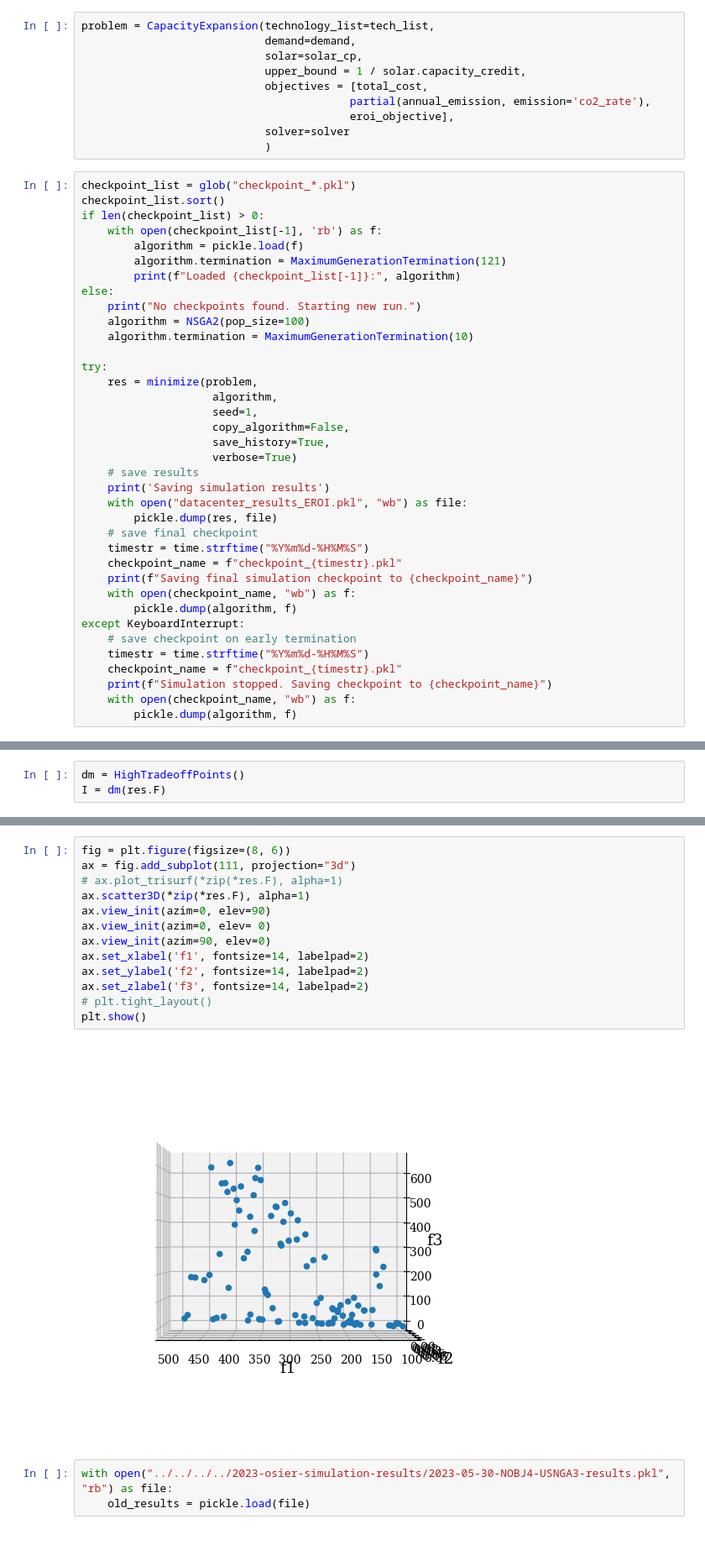
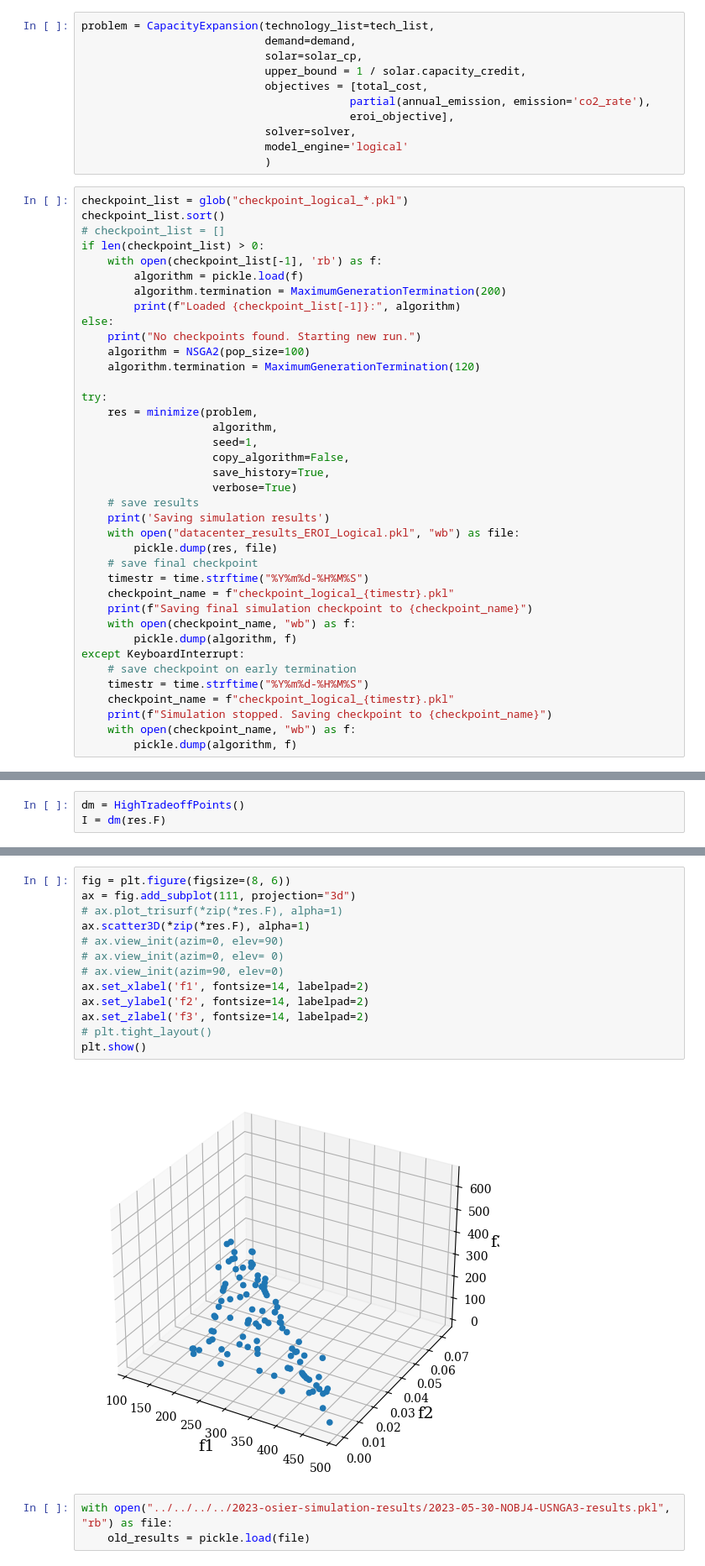
Before and after one commit to arfc/2025-dotson-dissertation, a Jupyter notebook: analysis/scripts/05-examples-scripts/datacenter_example.ipynb, the cells around one changed output, grey strips where cells are left out. Shown at 84% size. Cells and saved outputs as stored; diff of their text form; blank space fills up the shorter version.

Commit message:
changes the dispatch algorithm from  to  for datacenter example

```diff
--- a/analysis/scripts/05-examples-scripts/datacenter_example.ipynb
+++ b/analysis/scripts/05-examples-scripts/datacenter_example.ipynb
@@ -182,20 +182,22 @@ problem = CapacityExpansion(technology_list=tech_list,
                             objectives = [total_cost,
                                          partial(annual_emission, emission='co2_rate'),
                                          eroi_objective],
-                            solver=solver
+                            solver=solver,
+                            model_engine='logical'
                             )
 # %%
-checkpoint_list = glob("checkpoint_*.pkl")
+checkpoint_list = glob("checkpoint_logical_*.pkl")
 checkpoint_list.sort()
+# checkpoint_list = []
 if len(checkpoint_list) > 0:
     with open(checkpoint_list[-1], 'rb') as f:
         algorithm = pickle.load(f)
-        algorithm.termination = MaximumGenerationTermination(121)
+        algorithm.termination = MaximumGenerationTermination(200)
         print(f"Loaded {checkpoint_list[-1]}:", algorithm)
 else:
     print("No checkpoints found. Starting new run.")
     algorithm = NSGA2(pop_size=100)
-    algorithm.termination = MaximumGenerationTermination(10)
+    algorithm.termination = MaximumGenerationTermination(120)
 
 try:
     res = minimize(problem,
@@ -206,18 +208,18 @@ try:
                     verbose=True)
     # save results
     print('Saving simulation results')
-    with open("datacenter_results_EROI.pkl", "wb") as file:
+    with open("datacenter_results_EROI_Logical.pkl", "wb") as file:
         pickle.dump(res, file)
     # save final checkpoint
     timestr = time.strftime("%Y%m%d-%H%M%S")
-    checkpoint_name = f"checkpoint_{timestr}.pkl"
+    checkpoint_name = f"checkpoint_logical_{timestr}.pkl"
     print(f"Saving final simulation checkpoint to {checkpoint_name}")
     with open(checkpoint_name, "wb") as f:
         pickle.dump(algorithm, f)
 except KeyboardInterrupt:
     # save checkpoint on early termination
     timestr = time.strftime("%Y%m%d-%H%M%S")
-    checkpoint_name = f"checkpoint_{timestr}.pkl"
+    checkpoint_name = f"checkpoint_logical_{timestr}.pkl"
     print(f"Simulation stopped. Saving checkpoint to {checkpoint_name}")
     with open(checkpoint_name, "wb") as f:
         pickle.dump(algorithm, f)
@@ -627,18 +654,18 @@ technology_dataframe(tech_list, cast_to_string=True).T.reset_index()#.loc[[13,14
 # %%
 fig = plt.figure(figsize=(8, 6))
 ax = fig.add_subplot(111, projection="3d")
 # ax.plot_trisurf(*zip(*res.F), alpha=1)
 ax.scatter3D(*zip(*res.F), alpha=1)
-ax.view_init(azim=0, elev=90)
-ax.view_init(azim=0, elev= 0)
-ax.view_init(azim=90, elev=0)
+# ax.view_init(azim=0, elev=90)
+# ax.view_init(azim=0, elev= 0)
+# ax.view_init(azim=90, elev=0)
 ax.set_xlabel('f1', fontsize=14, labelpad=2)
 ax.set_ylabel('f2', fontsize=14, labelpad=2)
 ax.set_zlabel('f3', fontsize=14, labelpad=2)
 # plt.tight_layout()
 plt.show()
 # %% [output]
-[figure, old version]
+[figure, new version]
 # %%
 with open("../../../../2023-osier-simulation-results/2023-05-30-NOBJ4-USNGA3-results.pkl", "rb") as file:
     old_results = pickle.load(file)
```
Also changed, not shown: parts of 15 cells of this notebook, 13 other files.
